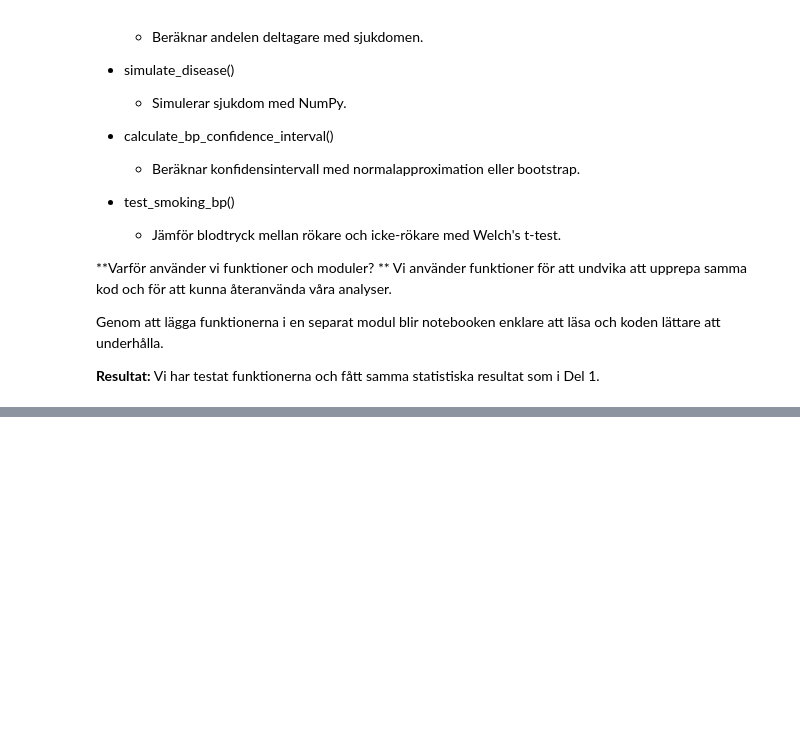
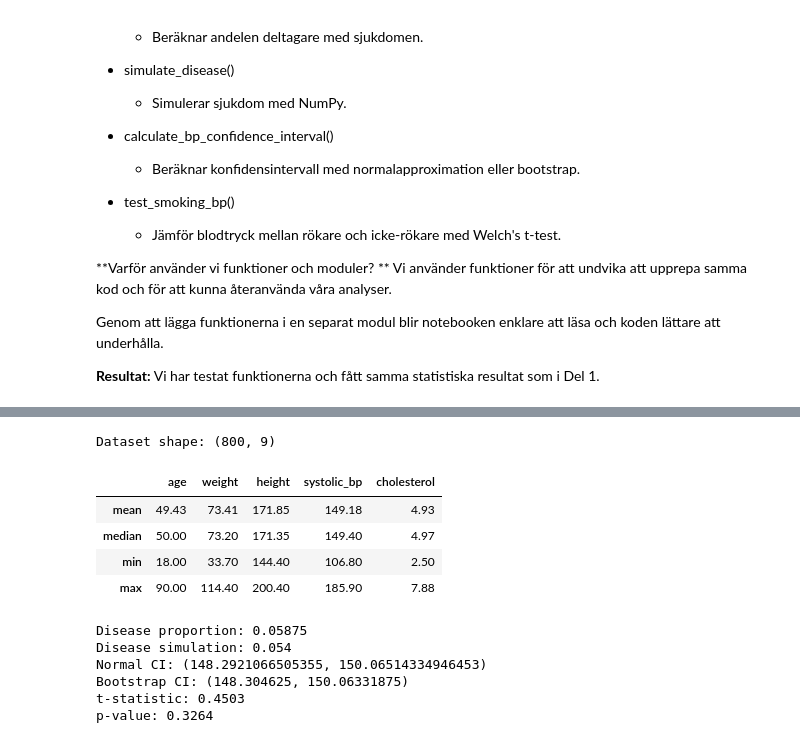
Before and after one commit to Sebas99-Luis/health-study, a Jupyter notebook: notebooks/health_study_del2.ipynb, the cells around one changed output, grey strips where cells are left out. Drawn from its saved outputs; the diff is of its cells as text; code cells hidden in the pictures; blank space fills up the shorter version.

```diff
--- a/notebooks/health_study_del2.ipynb
+++ b/notebooks/health_study_del2.ipynb
@@ -134,0 +141,40 @@ Genom att lägga funktionerna i en separat modul blir notebooken enklare att lä
+# %%
+from src.analysis_utils import load_health_data
+from src.health_analyzer import HealthAnalyzer
+
+# Ladda dataset
+df = load_health_data(
+    project_root / "data" / "health_study_dataset.csv"
+)
+# skapa ett objekt med dataset
+analyzer = HealthAnalyzer(df)
+
+print("Dataset shape:", analyzer.df.shape)
+# %% [output]
+Dataset shape: (800, 9)
+# %%
+# Testa metoder från HealthAnalyzer
+
+display(analyzer.summary_statistics())
+
+print("Disease proportion:", analyzer.disease_proportion())
+print("Disease simulation:", analyzer.disease_simulation())
+
+print("Normal CI:", analyzer.confidence_interval("normal"))
+print("Bootstrap CI:", analyzer.confidence_interval("bootstrap"))
+
+t, p = analyzer.smoking_bp_test()
+print(f"t-statistic: {t:.4f}")
+print(f"p-value: {p:.4f}")
+# %% [output]
+|  | age | weight | height | systolic_bp | cholesterol |
+| mean | 49.43 | 73.41 | 171.85 | 149.18 | 4.93 |
+| median | 50.00 | 73.20 | 171.35 | 149.40 | 4.97 |
+| min | 18.00 | 33.70 | 144.40 | 106.80 | 2.50 |
+| max | 90.00 | 114.40 | 200.40 | 185.90 | 7.88 |
+Disease proportion: 0.05875
+Disease simulation: 0.054
+Normal CI: (148.2921066505355, 150.06514334946453)
+Bootstrap CI: (148.304625, 150.06331875)
+t-statistic: 0.4503
+p-value: 0.3264
```
Also changed, not shown: parts of 3 cells of this notebook, 1 other file.
